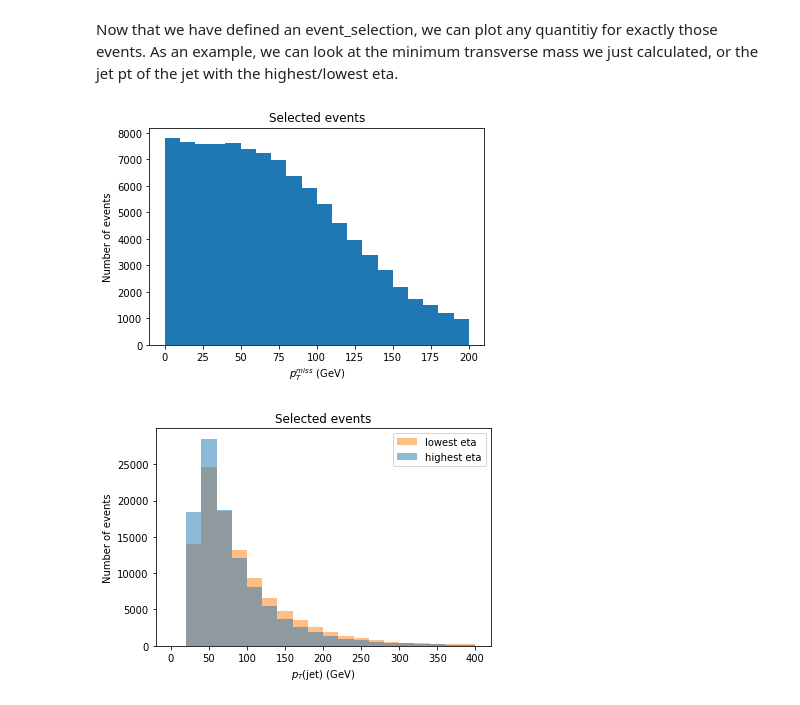
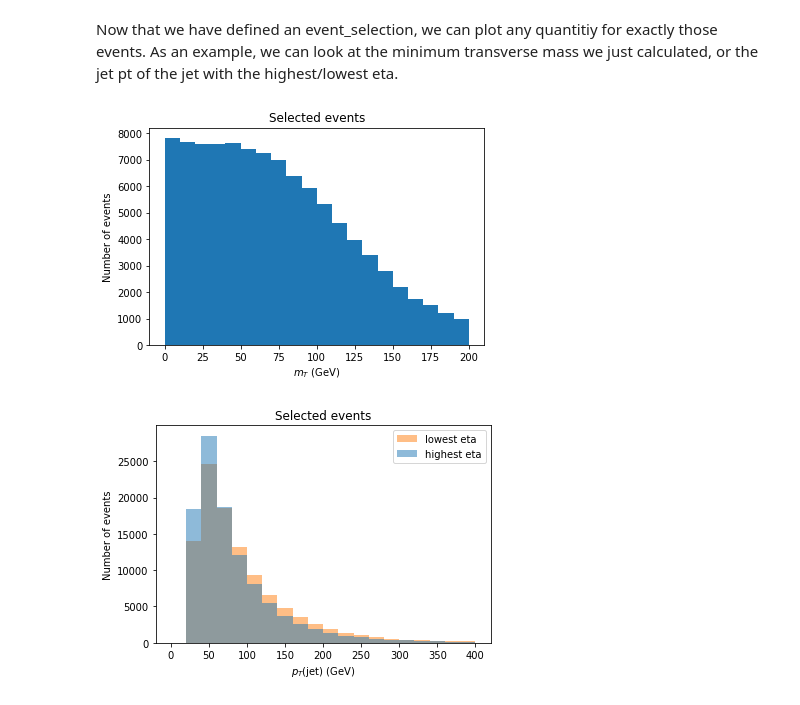
Before and after one commit to mirandabryson/tW_scattering, a Jupyter notebook: documentation/tutorial.ipynb, the cells around one changed output. Drawn from its saved outputs; the diff is of its cells as text; code cells hidden in the pictures.

```diff
--- a/documentation/tutorial.ipynb
+++ b/documentation/tutorial.ipynb
@@ -209,13 +209,13 @@ Now that we have defined an event_selection, we can plot any quantitiy for exact
 # %%
 figure=plt.figure(1)
 plt.hist([mt_met_b[event_selection].min()], bins=20, range=[0, 200], histtype='stepfilled', alpha=1.0)
-plt.xlabel(r'$p_{T}^{miss}$ (GeV)')
+plt.xlabel(r'$m_{T}$ (GeV)')
 plt.ylabel('Number of events')
 plt.title('Selected events')
 
 plt.show()
 # %% [output]
-[figure, old version]
+[figure, new version]
 # %%
 
 figure=plt.figure(1)
```
Also changed, not shown: parts of 13 cells of this notebook, 1 other file.
